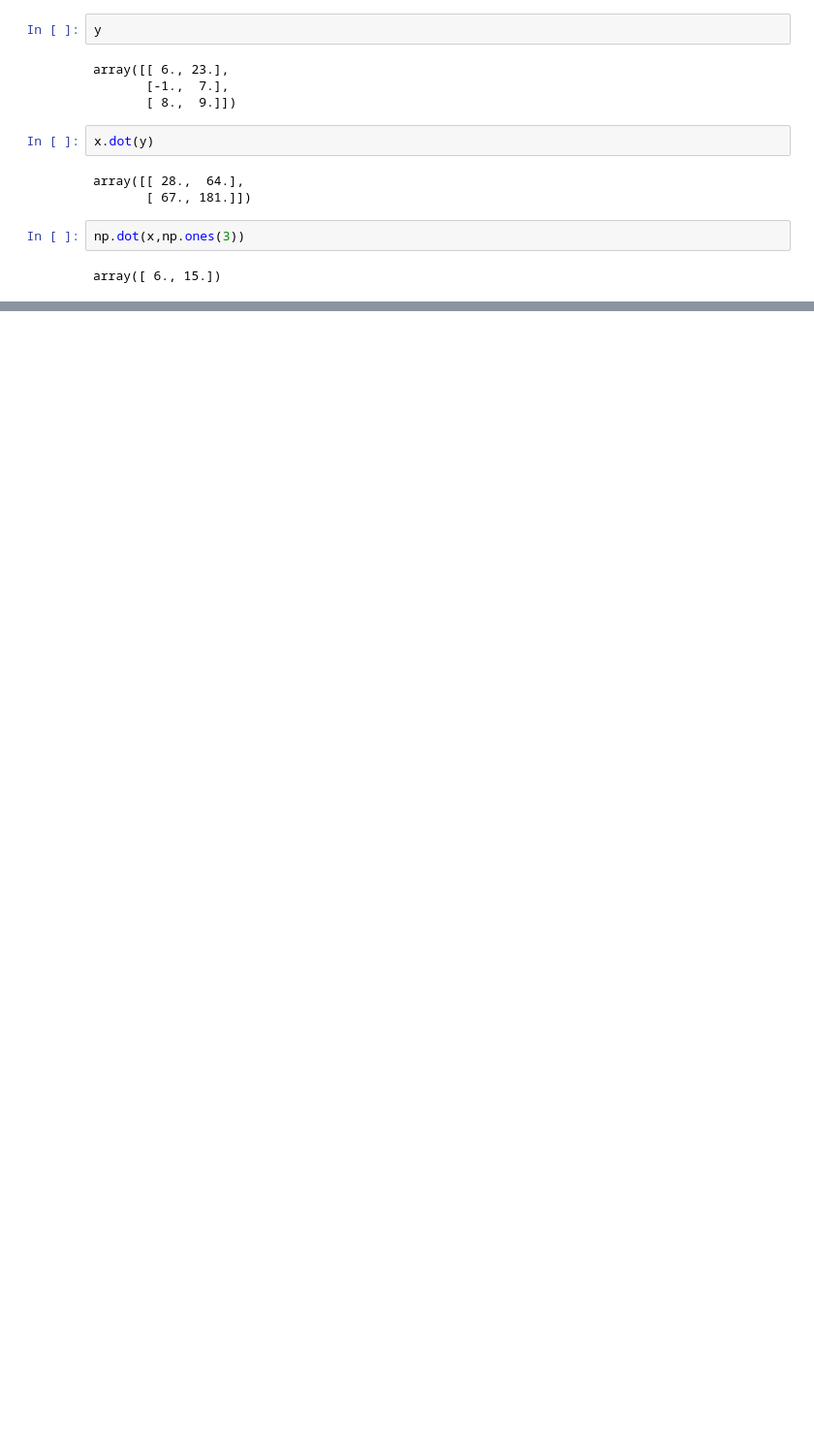
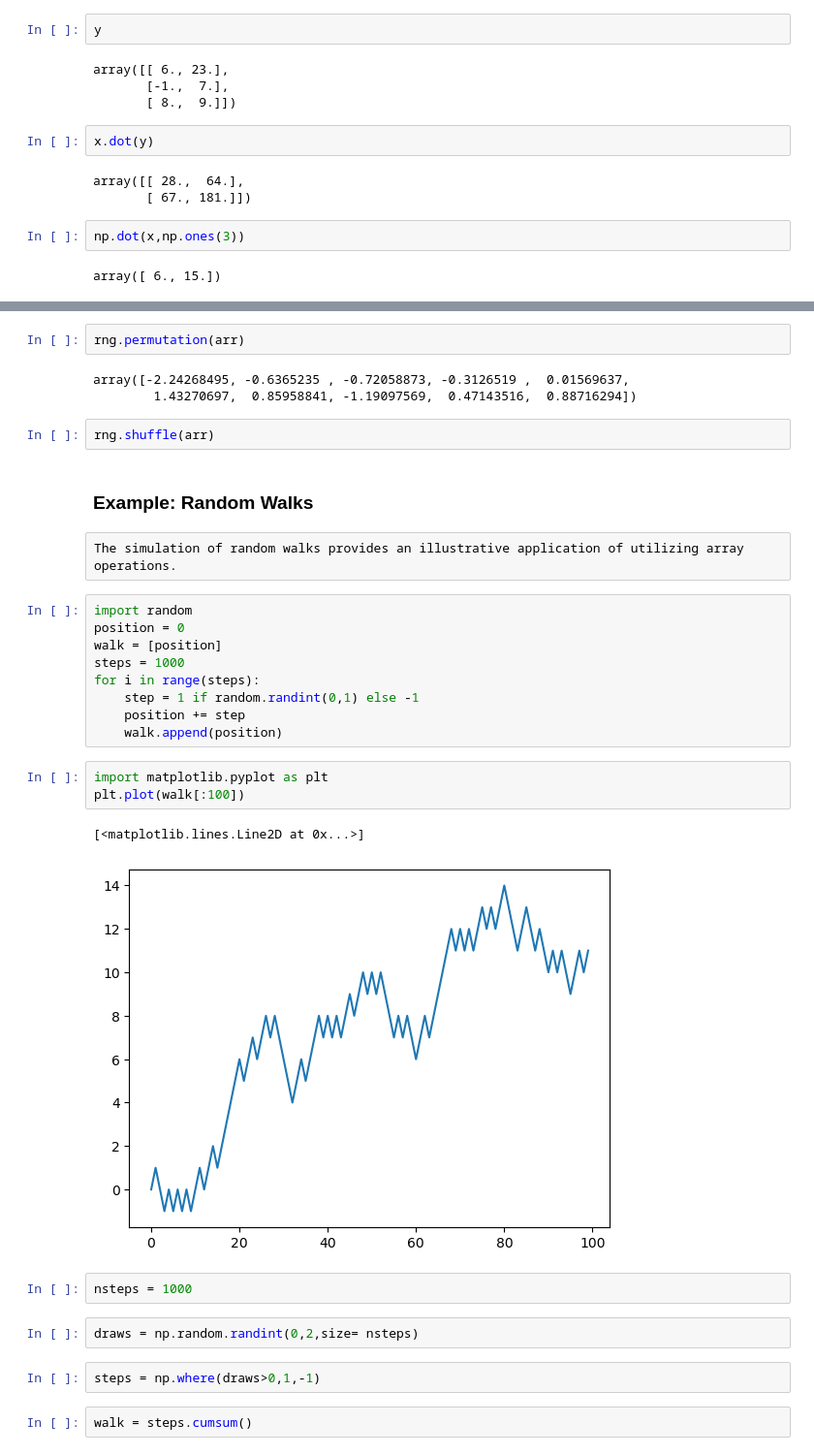
Before and after one commit to shrey0812/Data-Analysis-By-Wes-Mckinney, a Jupyter notebook: Chapter-4-part-3.ipynb, the cells around one changed output, grey strips where cells are left out. Shown at 97% size. Drawn from its saved outputs; the diff is of its cells as text; blank space fills up the shorter version.

```diff
--- a/Chapter-4-part-3.ipynb
+++ b/Chapter-4-part-3.ipynb
@@ -44,0 +119,34 @@ numpy.linalg has a s
+# %%
+rng.permutation(arr)
+# %% [output]
+array([-2.24268495, -0.6365235 , -0.72058873, -0.3126519 ,  0.01569637,
+        1.43270697,  0.85958841, -1.19097569,  0.47143516,  0.88716294])
+# %%
+rng.shuffle(arr)
+# %% [markdown]
+### Example: Random Walks
+# %% [raw]
+The simulation of random walks provides an illustrative application of utilizing array operations.
+# %%
+import random
+position = 0
+walk = [position]
+steps = 1000
+for i in range(steps):
+    step = 1 if random.randint(0,1) else -1
+    position += step
+    walk.append(position)
+# %%
+import matplotlib.pyplot as plt
+plt.plot(walk[:100])
+# %% [output]
+[<matplotlib.lines.Line2D at 0x...>]
+[figure, added]
+# %%
+nsteps = 1000
+# %%
+draws = np.random.randint(0,2,size= nsteps)
+# %%
+steps = np.where(draws>0,1,-1)
+# %%
+walk = steps.cumsum()
```
Also changed, not shown: parts of 20 cells of this notebook.
